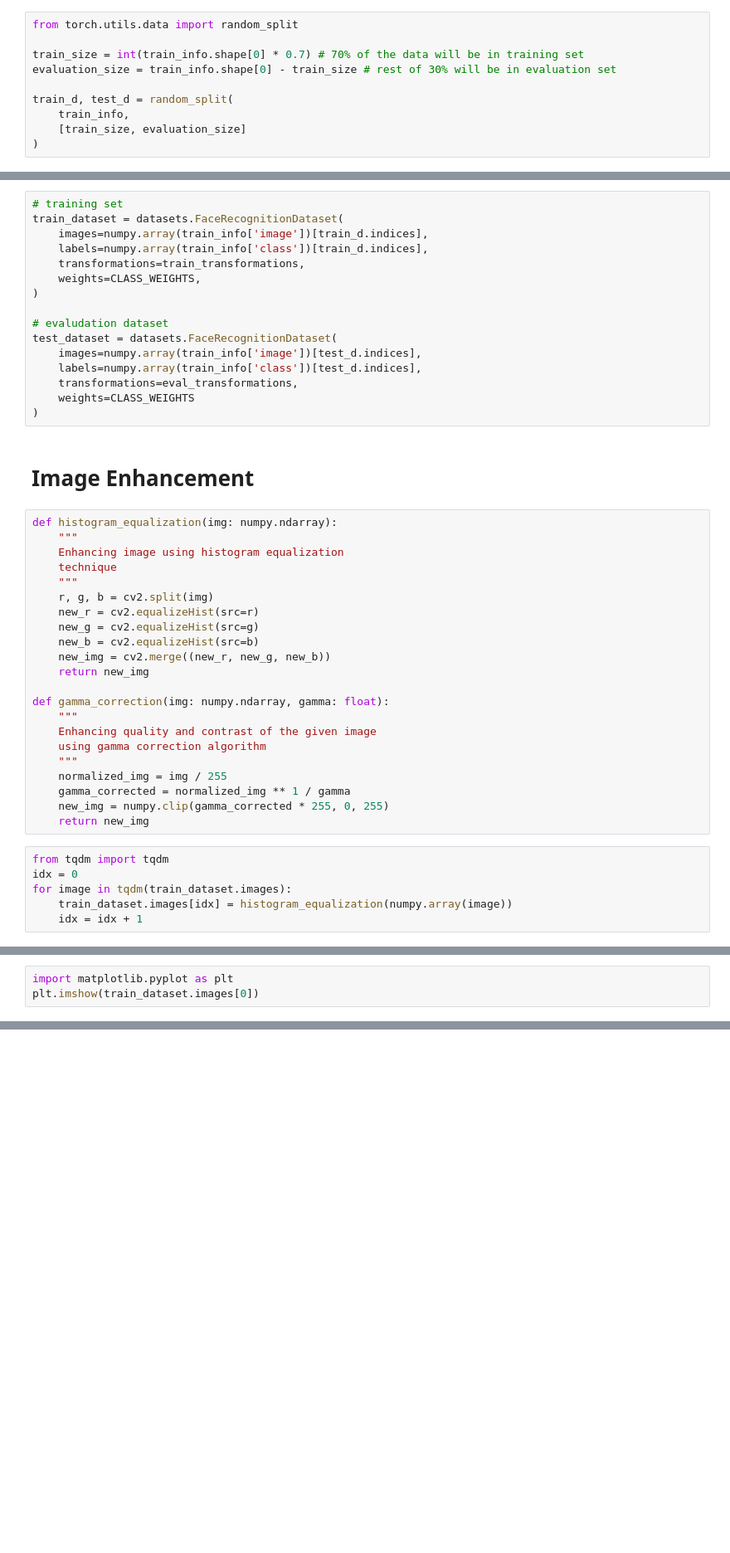
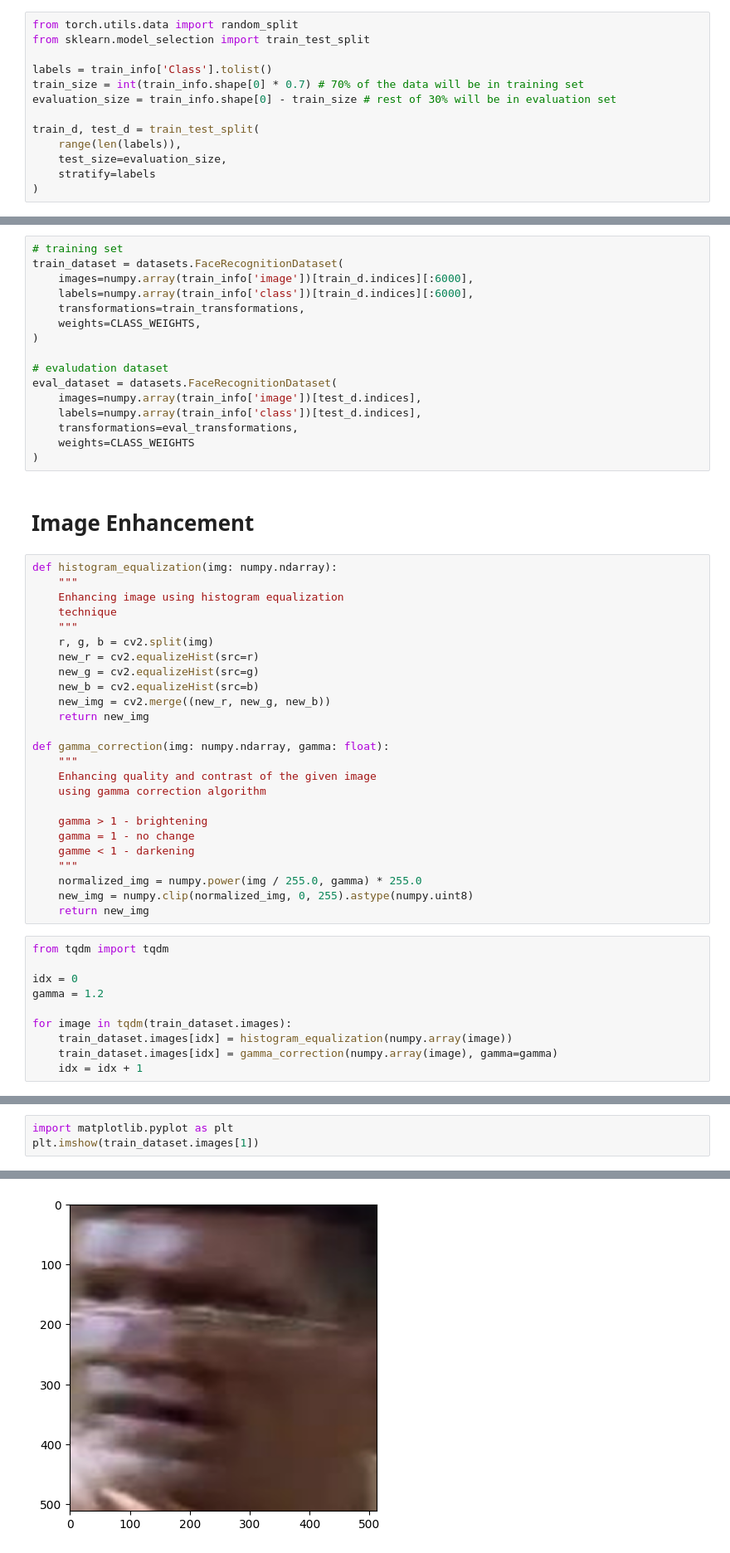
Before and after one commit to LovePelmeni/Age-Face-Recognition-App, a Jupyter notebook: experiments/current_experiment/notebooks/preprocessing.ipynb, the cells around one changed output, grey strips where cells are left out. Shown: that part at 83% size. Cells and saved outputs as stored; diff of their text form; blank space fills up the shorter version.

```diff
--- a/experiments/current_experiment/notebooks/preprocessing.ipynb
+++ b/experiments/current_experiment/notebooks/preprocessing.ipynb
@@ -204,12 +181,15 @@ eval_transformations = [
 # %%
 from torch.utils.data import random_split
+from sklearn.model_selection import train_test_split
 
+labels = train_info['Class'].tolist()
 train_size = int(train_info.shape[0] * 0.7) # 70% of the data will be in training set
 evaluation_size = train_info.shape[0] - train_size # rest of 30% will be in evaluation set
 
-train_d, test_d = random_split(
-    train_info,
-    [train_size, evaluation_size]
+train_d, test_d = train_test_split(
+    range(len(labels)),
+    test_size=evaluation_size,
+    stratify=labels
 )
 # %% [markdown]
 # Handling class disbalance by defining class weights
@@ -226,14 +206,14 @@ CLASS_WEIGHTS = torch.tensor(
 # %%
 # training set
 train_dataset = datasets.FaceRecognitionDataset(
-    images=numpy.array(train_info['image'])[train_d.indices],
-    labels=numpy.array(train_info['class'])[train_d.indices],
+    images=numpy.array(train_info['image'])[train_d.indices][:6000],
+    labels=numpy.array(train_info['class'])[train_d.indices][:6000],
     transformations=train_transformations,
     weights=CLASS_WEIGHTS,
 )
 
 # evaludation dataset
-test_dataset = datasets.FaceRecognitionDataset(
+eval_dataset = datasets.FaceRecognitionDataset(
     images=numpy.array(train_info['image'])[test_d.indices],
     labels=numpy.array(train_info['class'])[test_d.indices],
     transformations=eval_transformations,
@@ -258,14 +238,21 @@ def gamma_correction(img: numpy.ndarray, gamma: float):
     """
     Enhancing quality and contrast of the given image
     using gamma correction algorithm
+
+    gamma > 1 - brightening
+    gamma = 1 - no change
+    gamme < 1 - darkening
     """
-    normalized_img = img / 255
-    gamma_corrected = normalized_img ** 1 / gamma
-    new_img = numpy.clip(gamma_corrected * 255, 0, 255)
+    normalized_img = numpy.power(img / 255.0, gamma) * 255.0
+    new_img = numpy.clip(normalized_img, 0, 255).astype(numpy.uint8)
     return new_img
 # %%
 from tqdm import tqdm
+
 idx = 0
+gamma = 1.2
+
 for image in tqdm(train_dataset.images):
     train_dataset.images[idx] = histogram_equalization(numpy.array(image))
+    train_dataset.images[idx] = gamma_correction(numpy.array(image), gamma=gamma)
     idx = idx + 1
@@ -284,4 +259,4 @@ print(len(old))
 # %%
 import matplotlib.pyplot as plt
-plt.imshow(train_dataset.images[0])
+plt.imshow(train_dataset.images[1])
 # %% [output]
@@ -288,0 +264 @@ NameError: name 'train_dataset' is not defined
+[figure, added]
```
Also changed, not shown: parts of 30 cells of this notebook, 2 other files.
